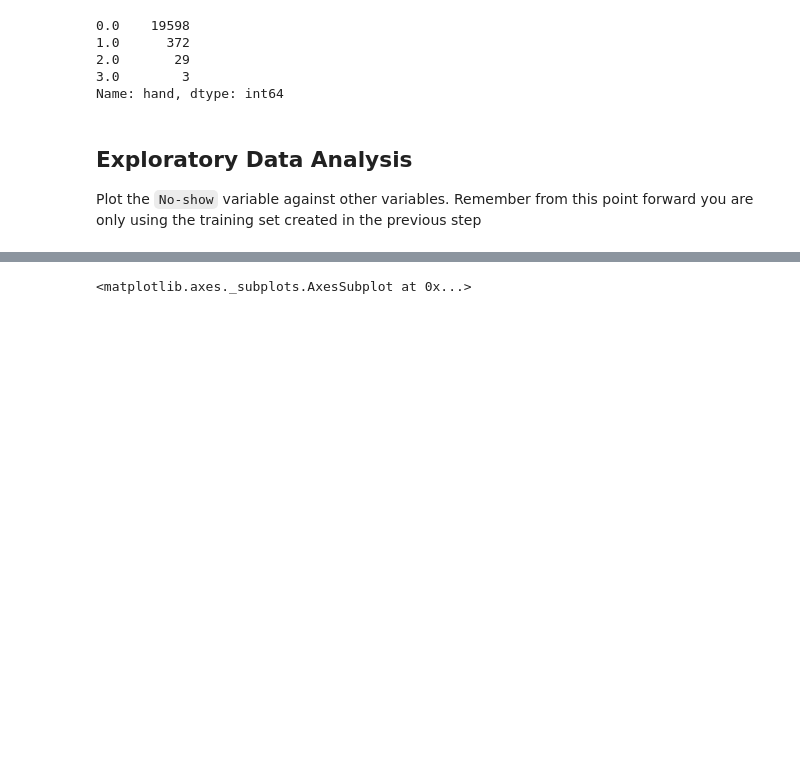
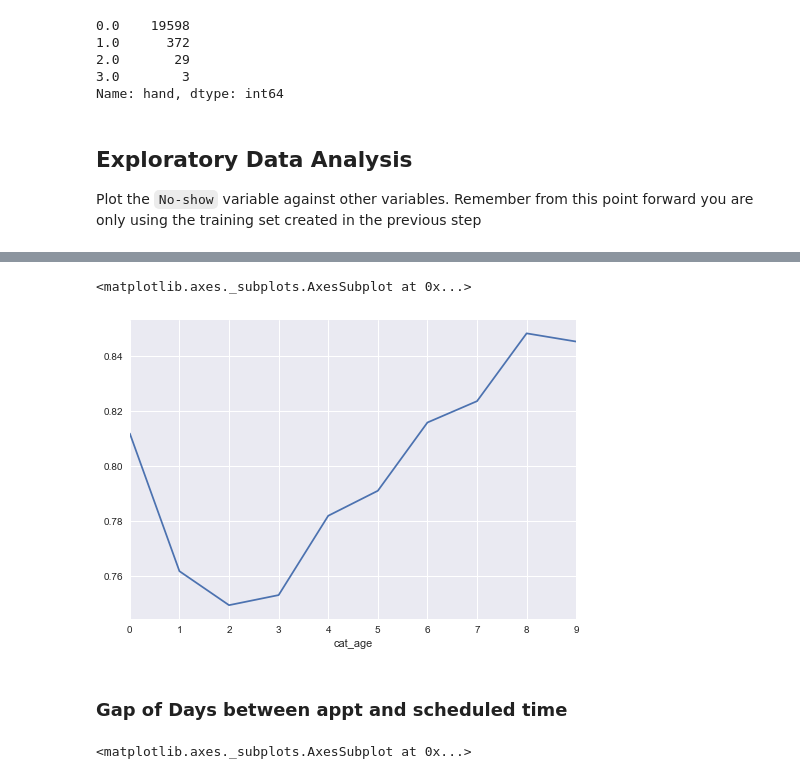
Before and after one commit to djhm1989/mldm_project2, a Jupyter notebook: partI.ipynb, the cells around one changed output, grey strips where cells are left out. Cells and saved outputs as stored; diff of their text form; code cells hidden in the pictures; blank space fills up the shorter version.

```diff
--- a/partI.ipynb
+++ b/partI.ipynb
@@ -215,3 +224,14 @@ sb.countplot(x='cat_age', hue = 'no_show', data=appt_data)
+# %%
+appt_data['cat_age'] = pd.qcut(appt_data['age'], 10, labels=False)  # divide age into 10 group
+age_df2 = appt_data.groupby('cat_age')['show_up','miss_appt'].sum()
+age_df2['show_up_ratio'] = age_df2['show_up'] / (age_df2['show_up'] + age_df2['miss_appt'])
+
+age_df2['show_up_ratio'].plot()
+# %% [output]
+<matplotlib.axes._subplots.AxesSubplot at 0x...>
+[figure, added]
+# %% [markdown]
+### Gap of Days between appt and scheduled time
 # %%
 from datetime import datetime
 
```
Also changed, not shown: parts of 20 cells of this notebook.
